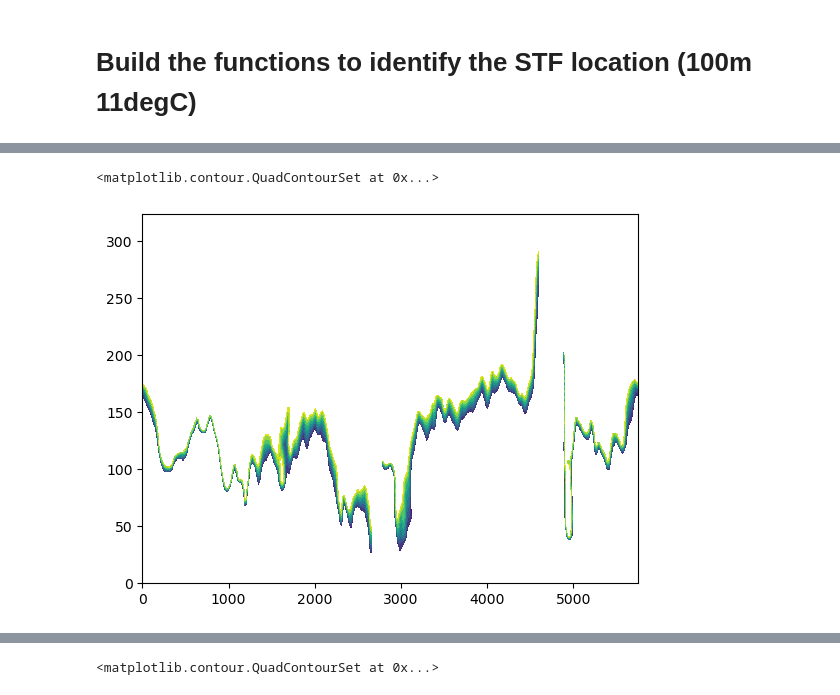
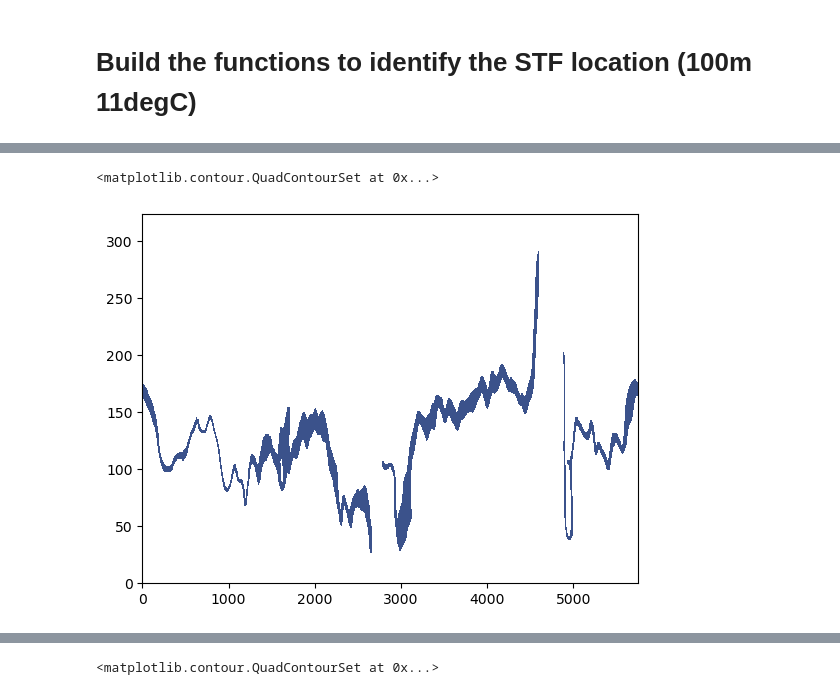
Before and after one commit to juanfuooo/Subtropical-Front-Modeling-Code, a Jupyter notebook: Step3/lookup_table.ipynb, the cells around one changed output, grey strips where cells are left out. Drawn from its saved outputs; the diff is of its cells as text; code cells hidden in the pictures.

```diff
--- a/Step3/lookup_table.ipynb
+++ b/Step3/lookup_table.ipynb
@@ -27,3 +29,5 @@ oisst = xr.open_dataset(r"C:\Users\lv299\OneDrive\STF_Paper\Subtropical-Front-Mo
+# %%
+Argo = Argo.sst.loc['2004-01-01':'2022-12-31',:,:]
 # %%
 oisst
 # %% [output]
@@ -65,9 +56,7 @@ def stf_indentifier(st100):
         Subtropical front index data (binary value).
     """
 
-    stf = st100.where((st100['sst'] >= 10.7) & (st100['sst'] <= 11.3), 1)
-    stf = stf.where((stf['sst'] != 1), np.nan)
-    stf
+    stf = xr.where((st100 > 10.7) & (st100 < 11.3), 1, np.nan)
     return stf
 # %%
 def stf_indentifier_with_sst(st100, oisst):
@@ -128,7 +181,7 @@ Data variables:
 # %%
-plt.contourf(stf_index.sst[0,:,:])
+plt.contourf(stf_index[0,:,:])
 # %% [output]
 <matplotlib.contour.QuadContourSet at 0x...>
-[figure, old version]
+[figure, new version]
 # %%
 sst_stf = stf_indentifier_with_sst(Argo, oisst)
```
Also changed, not shown: parts of 16 cells of this notebook, 4 other files.
